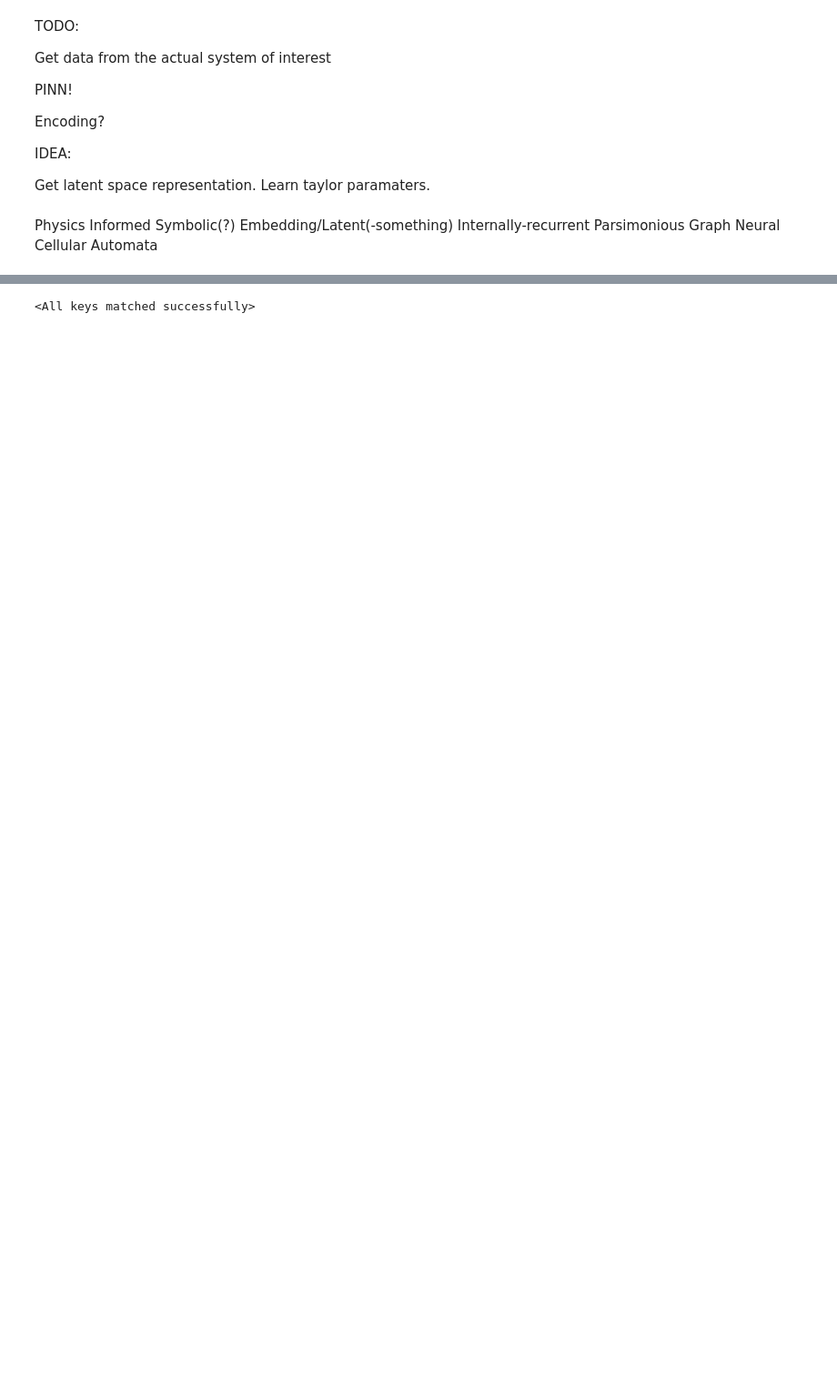
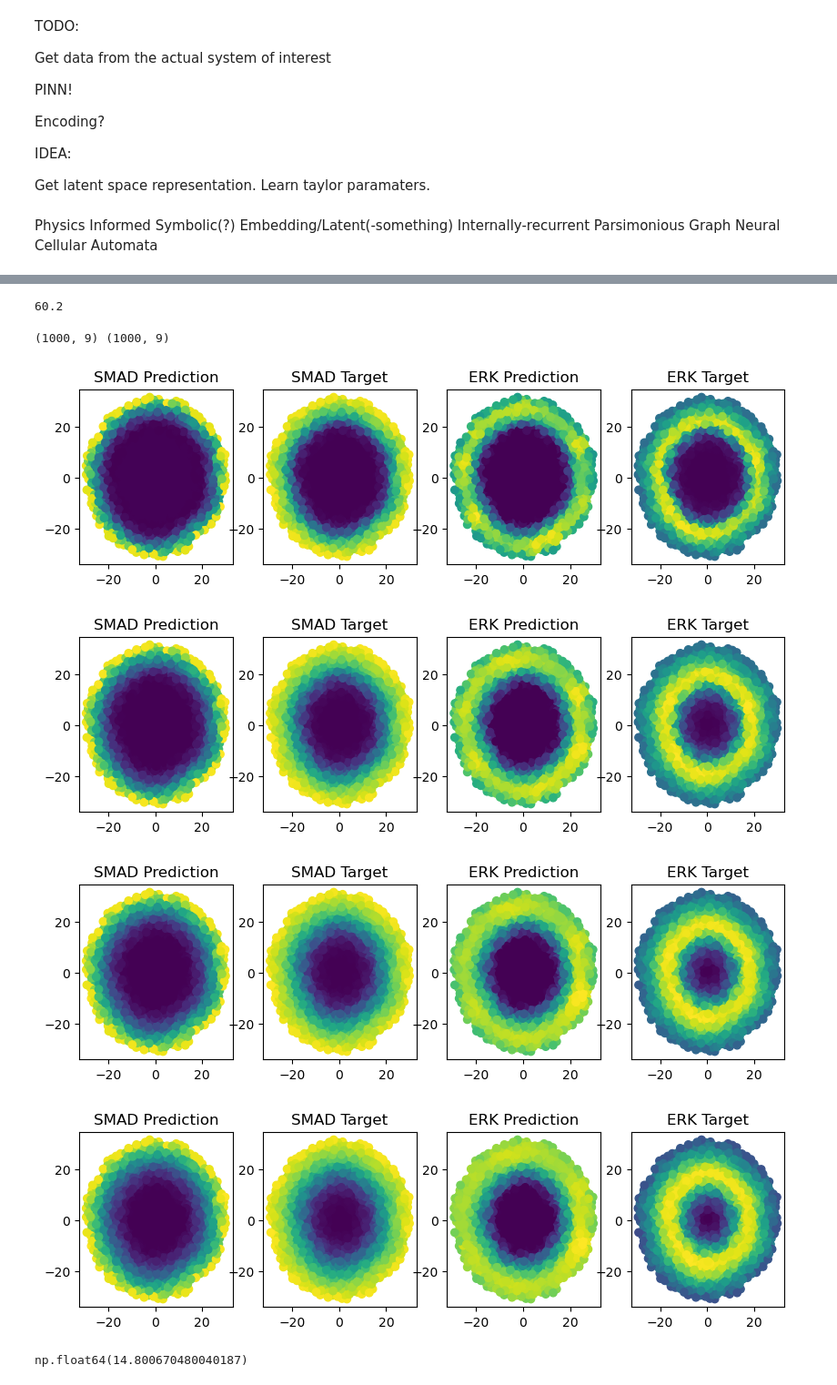
Before and after one commit to JakobSchauser/PhD, a Jupyter notebook: code/NCAs/NCA_message_passing.ipynb, the cells around one changed output, grey strips where cells are left out. Shown at 91% size. Drawn from its saved outputs; the diff is of its cells as text; code cells hidden in the pictures; blank space fills up the shorter version.

```diff
--- a/code/NCAs/NCA_message_passing.ipynb
+++ b/code/NCAs/NCA_message_passing.ipynb
@@ -24,18 +25,4 @@ from scripts.environment import Environment
 # %%
-# positions = np.load('quarters/positions.npy')
-# print(positions.shape)
-
-# # load data
-
-# data = []
-# for i in range(4):
-#     for subpart in ["both", "BMP", "FGF"]:
-#         dat = np.load(f"quarters/quarter_{i}_{subpart}_SMAD_and_ERK.npy")
-#         dat = dat.swapaxes(1, 2)
-#         data.append(dat)
-
-
-# data = np.array(data)
 
 positions = []
 
@@ -49,6 +36,6 @@ for i in range(10):
     # SMAD_ERK[:,:,0] *= 100.
     # SMAD_ERK[:,:,1] *= 100.
 
-    d = SMAD_ERK[:1000,:,:]
+    d = SMAD_ERK[:301,:,:]
     data.append(d)
-    print(d.shape)
+    # print(d.shape)
@@ -133,8 +104,18 @@ for i in range(2,10):
+# %%
+len(data[0])/stepsize
+# %% [output]
+60.2
 # %%
-# save model
+# load model
+stepsize = 5
+model = CustomGNN(3, [6], 2, aggregation="mean", biases = False)
+model.load_state_dict(torch.load("model200.pth"))
 
-# load model
-model = CustomGNN(3, [8], 2, aggregation="mean", biases = True)
-model.load_state_dict(torch.load("models/model3.pth"))
+get_quality(model, data, positions, stepsize, show = 4)
 # %% [output]
-<All keys matched successfully>
+(1000, 9) (1000, 9)
+[figure, added]
+[figure, added]
+[figure, added]
+[figure, added]
+np.float64(14.800670480040187)
```
Also changed, not shown: parts of 11 cells of this notebook, 5 other files.
